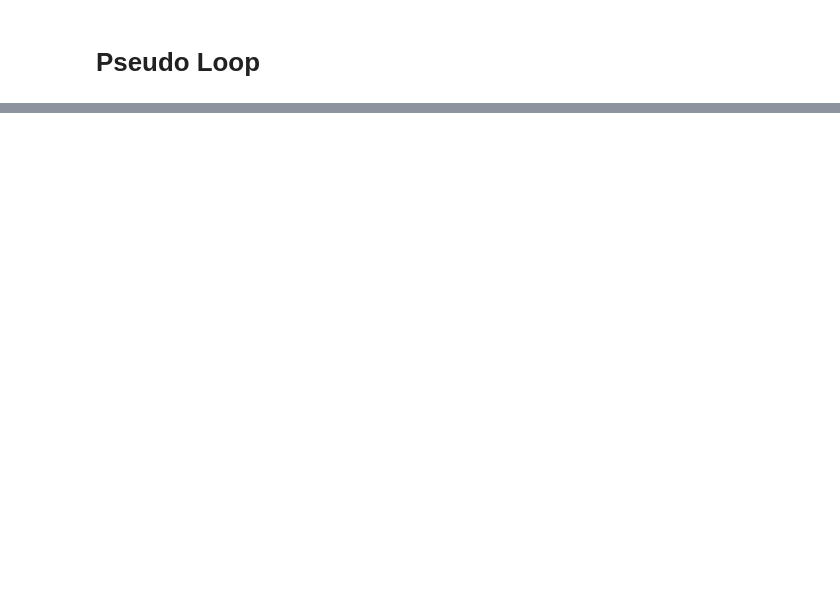
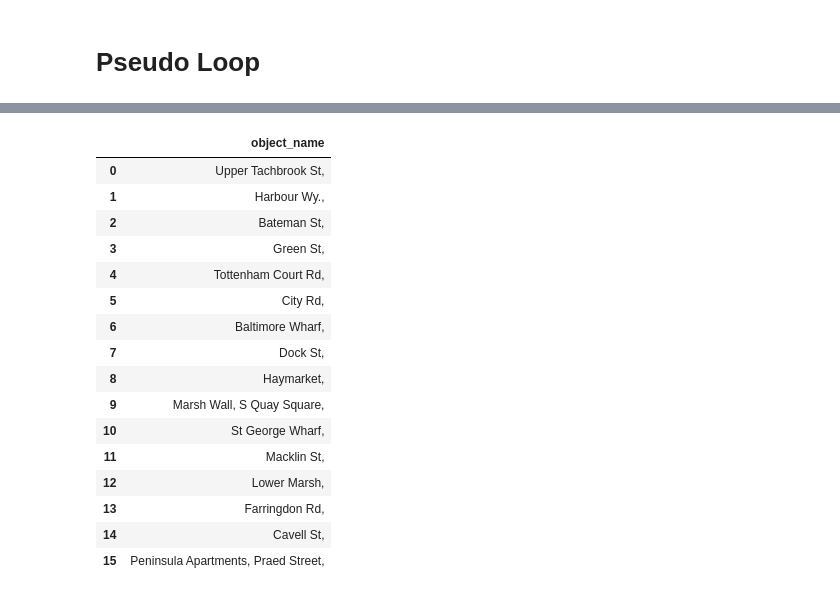
Before and after one commit to capstone-jmrs/capstone-proptech-repo, a Jupyter notebook: blueground_workbook_markus.ipynb, the cells around one changed output, grey strips where cells are left out. Saved outputs shown, nothing was run; the diff lists cells and outputs as text; code cells hidden in the pictures; blank space fills up the shorter version.

```diff
--- a/blueground_workbook_markus.ipynb
+++ b/blueground_workbook_markus.ipynb
@@ -402,0 +341,82 @@ display(df_full)
+# %%
+import time
+import requests
+from bs4 import BeautifulSoup
+import re
+import pandas as pd
+import numpy as np
+
+df_full = pd.DataFrame()
+df_object = pd.DataFrame()
+# %%
+weblink = 'https://www.theblueground.com/furnished-apartments-london-uk?currency=GBP&language=en&'
+pagesite = 10
+
+blank_slates_lst = []
+stop_loop = "We’re sorry! We can’t seem to find any apartments that match your search."
+# %%
+# https://flexiple.com/python/check-if-list-is-empty-python/
+# Solution 3: Using len() function
+# The len() function returns the number of items in a list. If the list is empty, it returns 0.
+while len(blank_slates_lst) == 0: # start and endpoint of the for-loop
+    # pause the loop for 3 seconds to reduce the load on the server
+    time.sleep(3)
+
+
+
+    page = requests.get(weblink +  f'offset={ pagesite }&items=18')
+    html = page.content
+
+    # parse the html and save it into a BeautifulSoup instance
+    bs = BeautifulSoup(html, 'html.parser')
+
+    # get the list of all the apartments
+    object_names = bs.find_all(class_="listing-name")
+    object_names_lst = (object_name.get_text() for object_name in object_names)
+    object_names_lst = [object_name.strip() for object_name in object_names_lst]
+    #print(object_names_lst[:5])
+
+
+    df_object['object_name'] = pd.Series(object_names_lst)
+    df_full = pd.concat([df_full, df_object], axis=0, ignore_index=True)
+
+
+    # drop duplicates
+    df_full.drop_duplicates(subset=['object_name'], keep='first', inplace=True)
+
+
+    # display the dataframe from the loop
+    pd.set_option('display.max_rows', None)
+
+
+    # display the dataframe from the loop
+    display(df_full)
+
+
+    # check if we reached the end of the pages
+    blank_slates = bs.find_all(class_="blank-slate__criteria")
+    blank_slates_lst = (blank_slate.get_text() for blank_slate in blank_slates)
+    blank_slates_lst = [blank_slate.strip() for blank_slate in blank_slates_lst]
+    # print the list to make sure it works
+    #print(blank_slates_lst)
+
+    # increase the pagesite by 1
+    pagesite += 1
+# %% [output]
+|  | object_name |
+| 0 | Upper Tachbrook St, |
+| 1 | Harbour Wy., |
+| 2 | Bateman St, |
+| 3 | Green St, |
+| 4 | Tottenham Court Rd, |
+| 5 | City Rd, |
+| 6 | Baltimore Wharf, |
+| 7 | Dock St, |
+| 8 | Haymarket, |
+| 9 | Marsh Wall, S Quay Square, |
+| 10 | St George Wharf, |
+| 11 | Macklin St, |
+| 12 | Lower Marsh, |
+| 13 | Farringdon Rd, |
+| 14 | Cavell St, |
+| 15 | Peninsula Apartments, Praed Street, |
```
Also changed, not shown: parts of 6 cells of this notebook.
